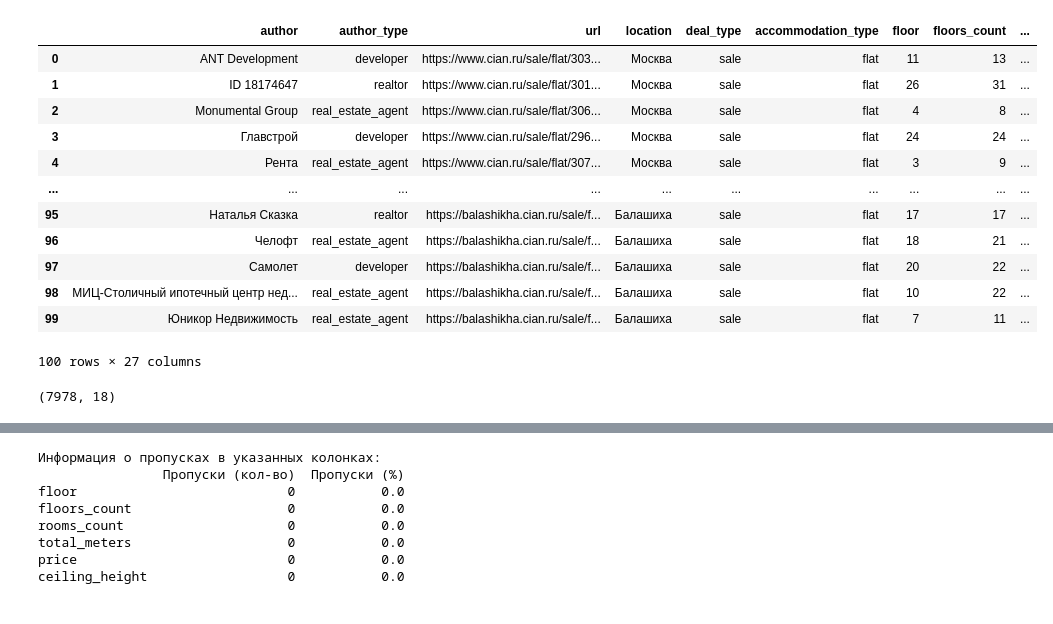
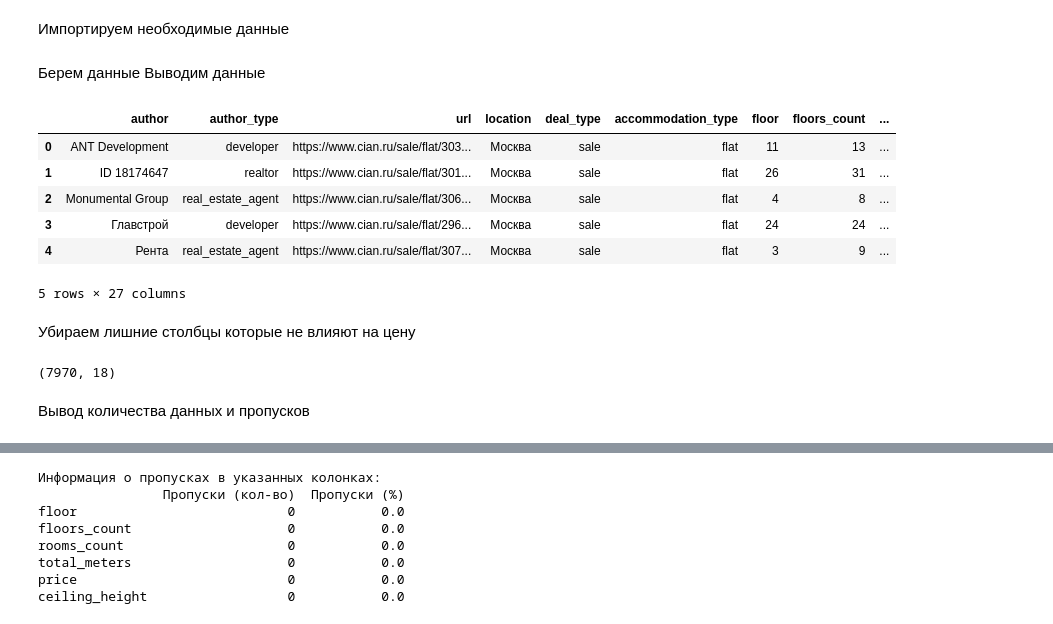
Before and after one commit to Sr123Saha/Data_analysis, a Jupyter notebook: main/main.ipynb, the cells around one changed output, grey strips where cells are left out. Cells and saved outputs as stored; diff of their text form; code cells hidden in the pictures.

```diff
--- a/main/main.ipynb
+++ b/main/main.ipynb
@@ -1,31 +1,34 @@
+# %% [markdown]
+Импортируем необходимые данные
 # %%
 import pandas as pd
 import matplotlib.pyplot as plt
 import missingno as msno
 import seaborn as sns
 import numpy as np
+# %% [markdown]
+Берем данные
+Выводим данные
 # %%
 df = pd.read_csv("dataframe.csv")
-df.head(100)
+df.head(5)
 # %% [output]
 |  | author | author_type | url | location | deal_type | accommodation_type | floor | floors_count | ... |
 | 0 | ANT Development | developer | https://www.cian.ru/sale/flat/303... | Москва | sale | flat | 11 | 13 | ... |
 | 1 | ID 18174647 | realtor | https://www.cian.ru/sale/flat/301... | Москва | sale | flat | 26 | 31 | ... |
 | 2 | Monumental Group | real_estate_agent | https://www.cian.ru/sale/flat/306... | Москва | sale | flat | 4 | 8 | ... |
 | 3 | Главстрой | developer | https://www.cian.ru/sale/flat/296... | Москва | sale | flat | 24 | 24 | ... |
 | 4 | Рента | real_estate_agent | https://www.cian.ru/sale/flat/307... | Москва | sale | flat | 3 | 9 | ... |
-| ... | ... | ... | ... | ... | ... | ... | ... | ... | ... |
-| 95 | Наталья Сказка | realtor | https://balashikha.cian.ru/sale/f... | Балашиха | sale | flat | 17 | 17 | ... |
-| 96 | Челофт | real_estate_agent | https://balashikha.cian.ru/sale/f... | Балашиха | sale | flat | 18 | 21 | ... |
-| 97 | Самолет | developer | https://balashikha.cian.ru/sale/f... | Балашиха | sale | flat | 20 | 22 | ... |
-| 98 | МИЦ-Столичный ипотечный центр нед... | real_estate_agent | https://balashikha.cian.ru/sale/f... | Балашиха | sale | flat | 10 | 22 | ... |
-| 99 | Юникор Недвижимость | real_estate_agent | https://balashikha.cian.ru/sale/f... | Балашиха | sale | flat | 7 | 11 | ... |
-100 rows × 27 columns
+5 rows × 27 columns
+# %% [markdown]
+Убираем лишние столбцы которые не влияют на цену
 # %%
-df.drop(columns=['residential_complex','author','heating_type', 'author_type', 'deal_type', 'url', 'accommodation_type', 'phone', 'house_number','heating_type','heating_type'], inplace=True)
+df.drop(columns=['author','heating_type', 'author_type', 'deal_type', 'url', 'accommodation_type', 'phone', 'house_number','heating_type','residential_complex'], inplace=True)
 df.shape
 # %% [output]
-(7978, 18)
+(7970, 18)
+# %% [markdown]
+Вывод количества данных и пропусков
 # %%
 plt.figure(figsize=(10, 6))
 msno.matrix(df)
```
Also changed, not shown: parts of 39 cells of this notebook, 2 other files.
